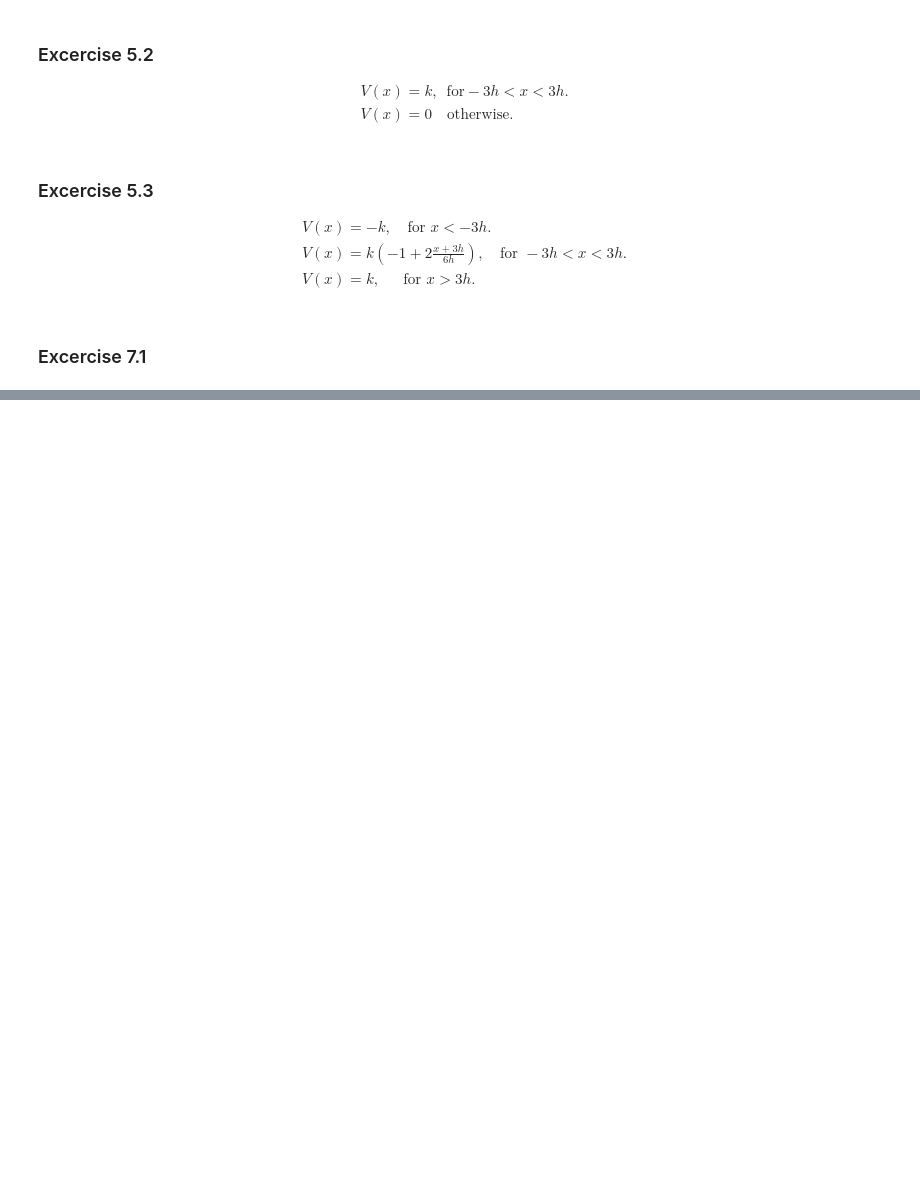
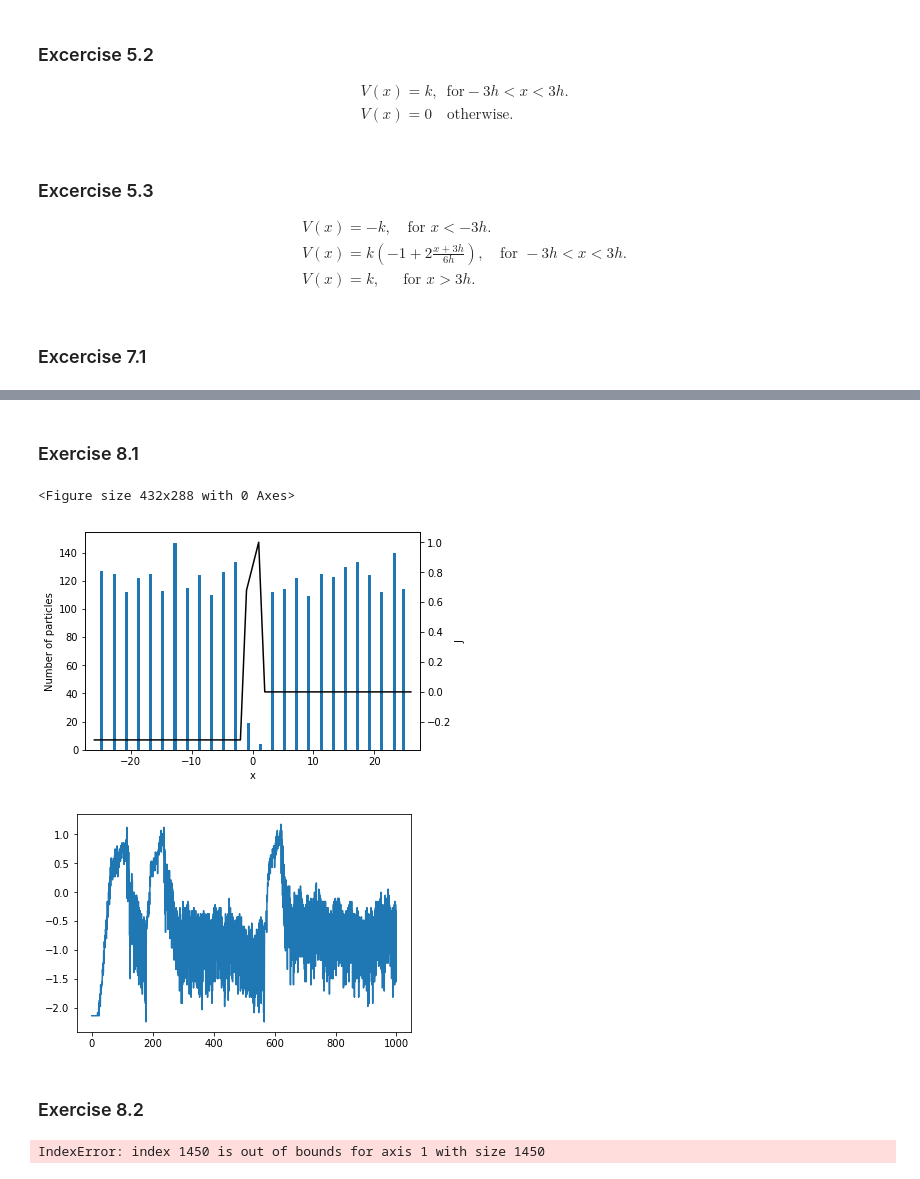
Before and after one commit to marliu97/VitberProsjekt3, a Jupyter notebook: Prosjekt3.ipynb, the cells around one changed output, grey strips where cells are left out. Cells and saved outputs as stored; diff of their text form; code cells hidden in the pictures; blank space fills up the shorter version.

```diff
--- a/Prosjekt3.ipynb
+++ b/Prosjekt3.ipynb
@@ -374,0 +429,20 @@ for n,m in beta_V0:
+# %% [markdown]
+### Exercise 8.1
+# %%
+V0K_closed = 50
+V0Na_closed = 50
+V0_open = 1
+time_steps = 1000
+
+plot_distribution2(V0K_closed, V0Na_closed, "hei", V0_open, True)
+# %% [output]
+<Figure size 432x288 with 0 Axes>
+[figure, added]
+[figure, added]
+# %% [markdown]
+### Exercise 8.2
+# %%
+time_steps = 500
+plot_distribution2(V0K_closed, V0Na_closed, "hei", V0_open, True, True)
+# %% [output]
+IndexError: index 1450 is out of bounds for axis 1 with size 1450
```
Also changed, not shown: parts of 6 cells of this notebook.
